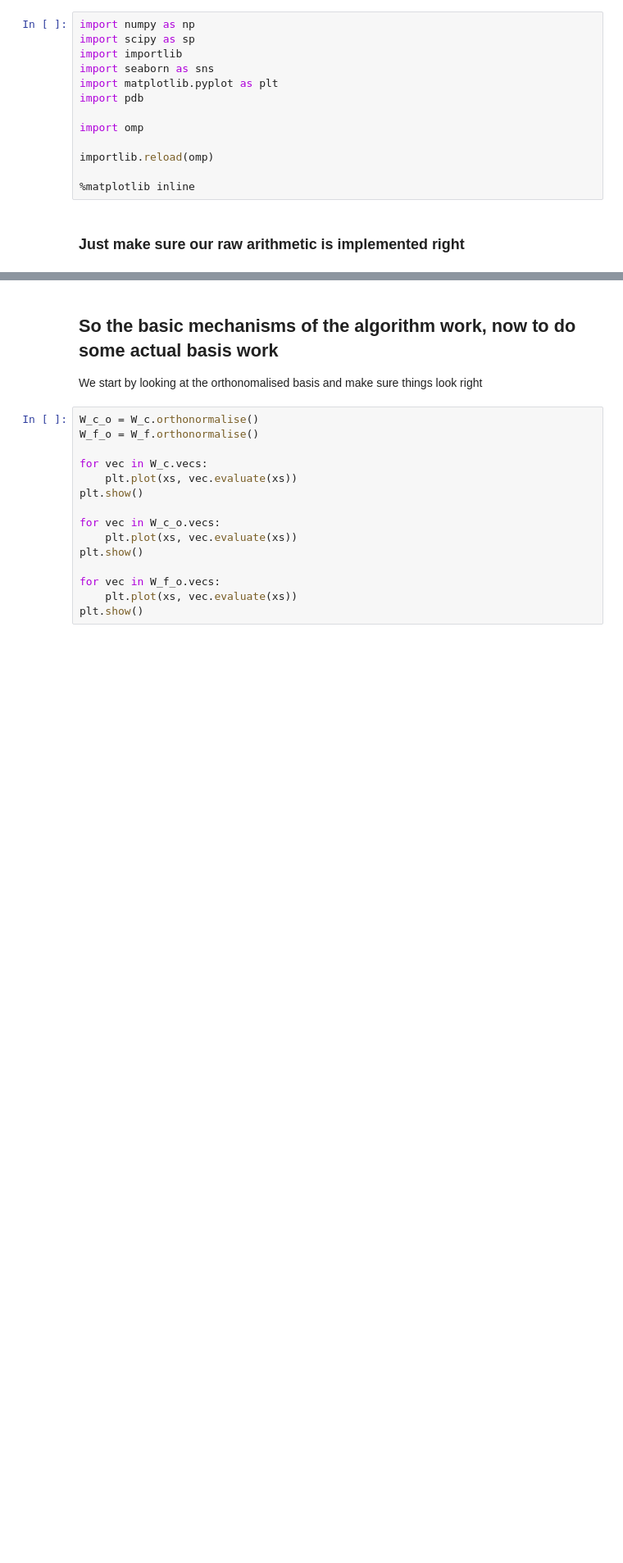
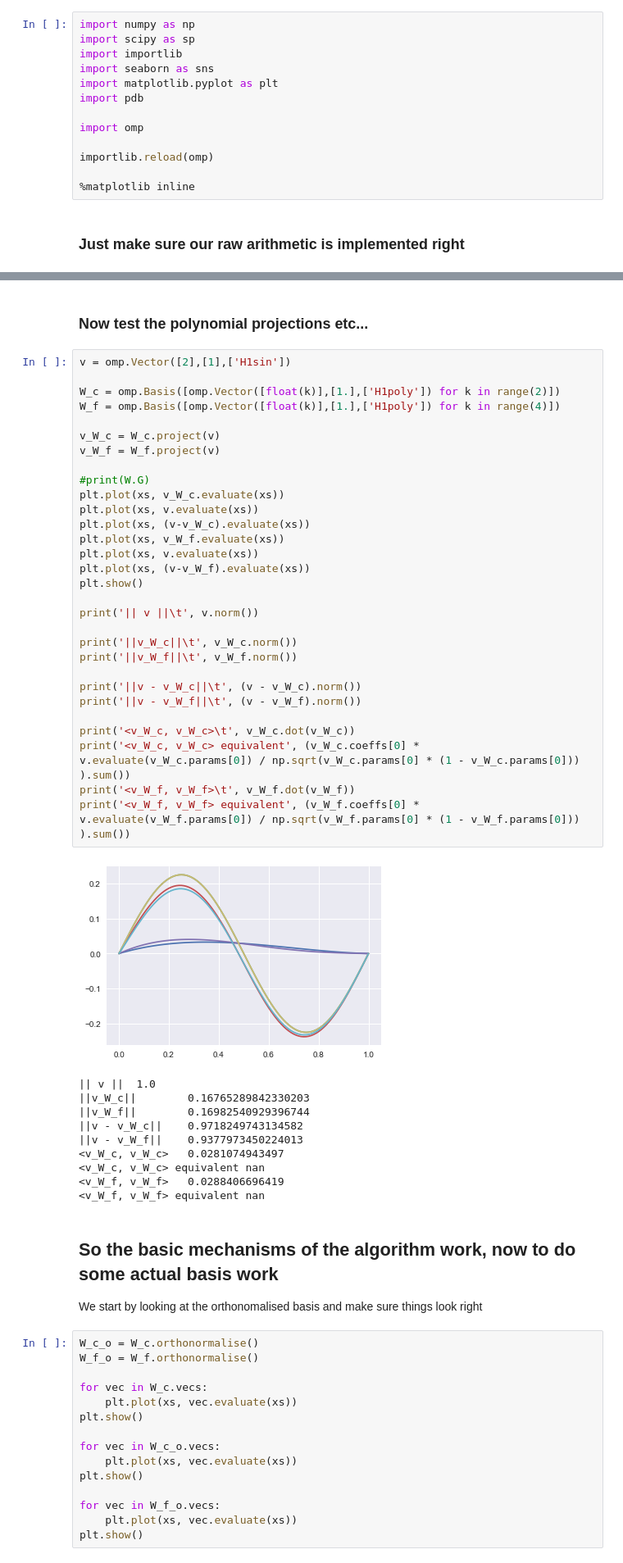
Before and after one commit to Catcher132/omp, a Jupyter notebook: 01_omp_code_tests.ipynb, the cells around one changed output, grey strips where cells are left out. Shown: that part at 82% size. Drawn from its saved outputs; the diff is of its cells as text; blank space fills up the shorter version.

Commit message:
Polynomial working but not correct yet

```diff
--- a/01_omp_code_tests.ipynb
+++ b/01_omp_code_tests.ipynb
@@ -87,3 +81,46 @@ print('<v_W_f, v_W_f> equivalent', (v_W_f.coeffs[0] * v.evaluate(v_W_f.params[0]
+# %% [markdown]
+### Now test the polynomial projections etc...
+# %%
+v = omp.Vector([2],[1],['H1sin'])
+
+W_c = omp.Basis([omp.Vector([float(k)],[1.],['H1poly']) for k in range(2)])
+W_f = omp.Basis([omp.Vector([float(k)],[1.],['H1poly']) for k in range(4)])
+
+v_W_c = W_c.project(v)
+v_W_f = W_f.project(v)
+
+#print(W.G)
+plt.plot(xs, v_W_c.evaluate(xs))
+plt.plot(xs, v.evaluate(xs))
+plt.plot(xs, (v-v_W_c).evaluate(xs))
+plt.plot(xs, v_W_f.evaluate(xs))
+plt.plot(xs, v.evaluate(xs))
+plt.plot(xs, (v-v_W_f).evaluate(xs))
+plt.show()
+
+print('|| v ||\t', v.norm())
+
+print('||v_W_c||\t', v_W_c.norm())
+print('||v_W_f||\t', v_W_f.norm())
+
+print('||v - v_W_c||\t', (v - v_W_c).norm())
+print('||v - v_W_f||\t', (v - v_W_f).norm())
+
+print('<v_W_c, v_W_c>\t', v_W_c.dot(v_W_c))
+print('<v_W_c, v_W_c> equivalent', (v_W_c.coeffs[0] * v.evaluate(v_W_c.params[0]) / np.sqrt(v_W_c.params[0] * (1 - v_W_c.params[0])) ).sum())
+print('<v_W_f, v_W_f>\t', v_W_f.dot(v_W_f))
+print('<v_W_f, v_W_f> equivalent', (v_W_f.coeffs[0] * v.evaluate(v_W_f.params[0]) / np.sqrt(v_W_f.params[0] * (1 - v_W_f.params[0])) ).sum())
+# %% [output]
+[figure, added]
+|| v ||  1.0
+||v_W_c||        0.16765289842330203
+||v_W_f||        0.16982540929396744
+||v - v_W_c||    0.9718249743134582
+||v - v_W_f||    0.9377973450224013
+<v_W_c, v_W_c>   0.0281074943497
+<v_W_c, v_W_c> equivalent nan
+<v_W_f, v_W_f>   0.0288406696419
+<v_W_f, v_W_f> equivalent nan
 # %% [markdown]
 ## So the basic mechanisms of the algorithm work, now to do some actual basis work
 We start by looking at the orthonomalised basis and make sure things look right
```
Also changed, not shown: parts of 2 cells of this notebook, 1 other file.
